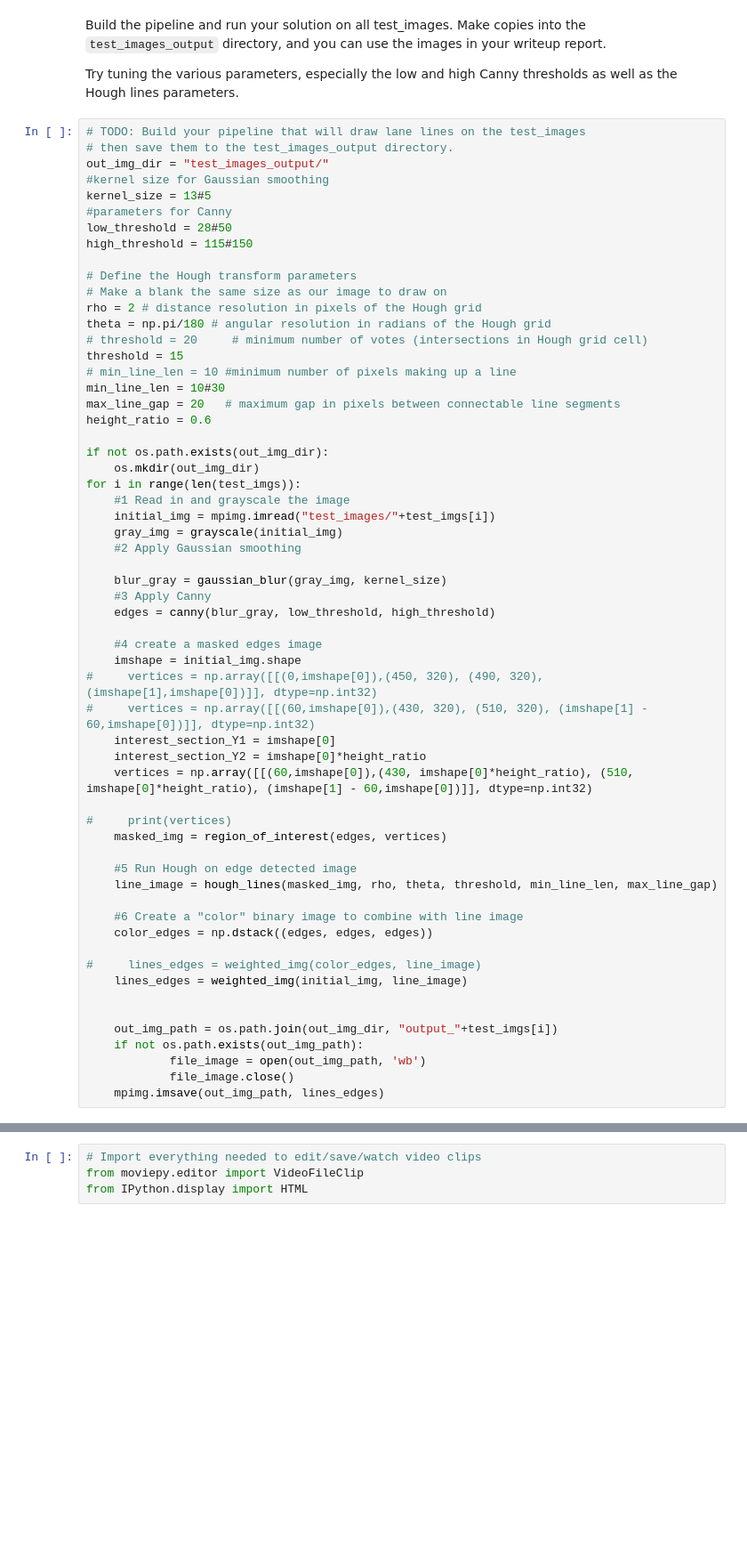
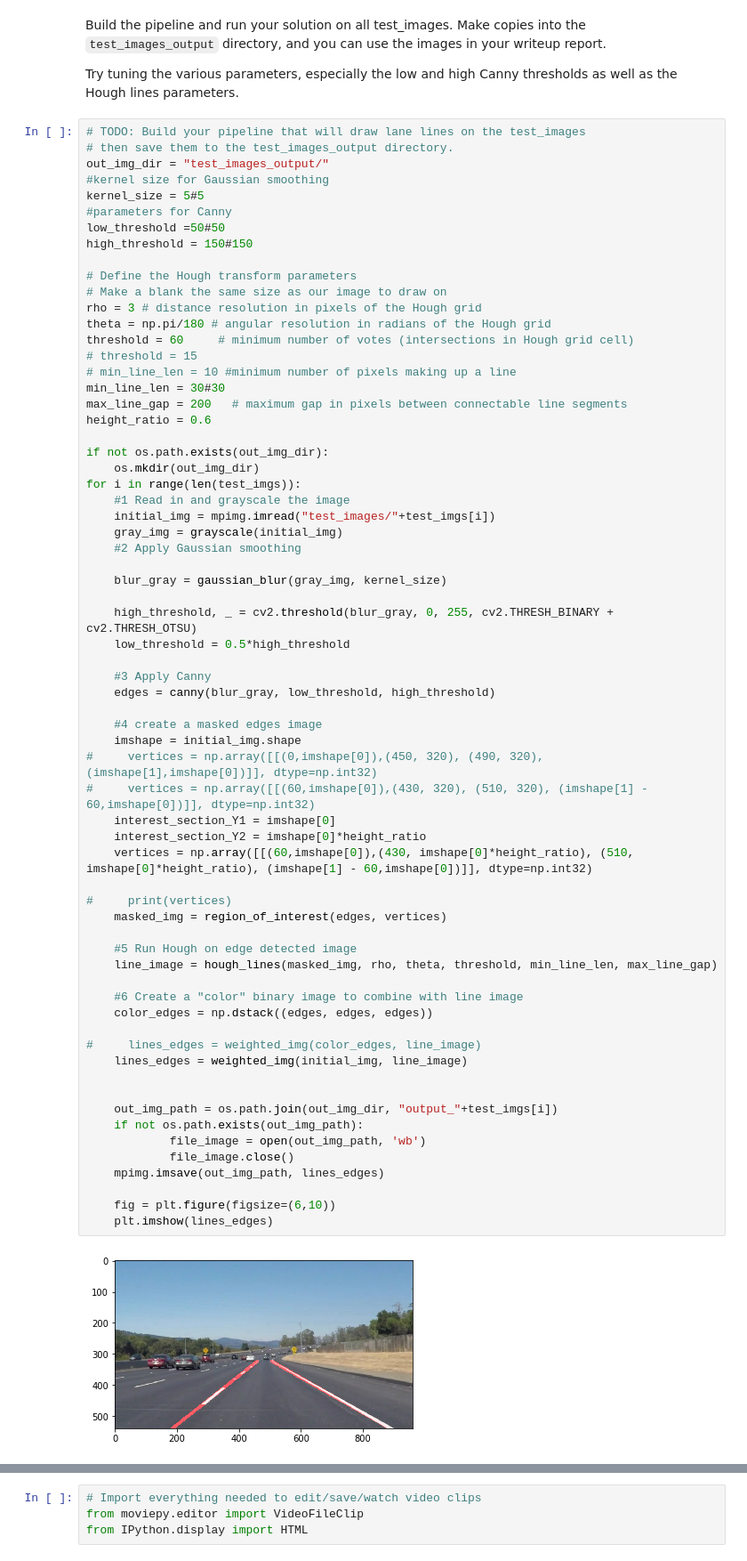
Before and after one commit to ChiangC/SDC_Python, a Jupyter notebook: 04_finding_lane_lines/P1.ipynb, the cells around one changed output, grey strips where cells are left out. Shown at 89% size. Saved outputs shown, nothing was run; the diff lists cells and outputs as text; blank space fills up the shorter version.

Commit message:
finding lane lines

```diff
--- a/04_finding_lane_lines/P1.ipynb
+++ b/04_finding_lane_lines/P1.ipynb
@@ -250,20 +265,20 @@ Try tuning the various parameters, especially the low and high Canny thresholds
 # then save them to the test_images_output directory.
 out_img_dir = "test_images_output/"
 #kernel size for Gaussian smoothing
-kernel_size = 13#5
+kernel_size = 5#5
 #parameters for Canny
-low_threshold = 28#50
-high_threshold = 115#150
+low_threshold =50#50
+high_threshold = 150#150
 
 # Define the Hough transform parameters
 # Make a blank the same size as our image to draw on
-rho = 2 # distance resolution in pixels of the Hough grid
+rho = 3 # distance resolution in pixels of the Hough grid
 theta = np.pi/180 # angular resolution in radians of the Hough grid
-# threshold = 20     # minimum number of votes (intersections in Hough grid cell)
-threshold = 15
+threshold = 60     # minimum number of votes (intersections in Hough grid cell)
+# threshold = 15
 # min_line_len = 10 #minimum number of pixels making up a line
-min_line_len = 10#30
-max_line_gap = 20   # maximum gap in pixels between connectable line segments
+min_line_len = 30#30
+max_line_gap = 200   # maximum gap in pixels between connectable line segments
 height_ratio = 0.6
 
 if not os.path.exists(out_img_dir):
@@ -275,32 +290,41 @@ for i in range(len(test_imgs)):
     #2 Apply Gaussian smoothing
 
     blur_gray = gaussian_blur(gray_img, kernel_size)
+
+    high_threshold, _ = cv2.threshold(blur_gray, 0, 255, cv2.THRESH_BINARY + cv2.THRESH_OTSU)
+    low_threshold = 0.5*high_threshold
+
     #3 Apply Canny
     edges = canny(blur_gray, low_threshold, high_threshold)
 
     #4 create a masked edges image
     imshape = initial_img.shape
 #     vertices = np.array([[(0,imshape[0]),(450, 320), (490, 320), (imshape[1],imshape[0])]], dtype=np.int32)
 #     vertices = np.array([[(60,imshape[0]),(430, 320), (510, 320), (imshape[1] - 60,imshape[0])]], dtype=np.int32)
     interest_section_Y1 = imshape[0]
     interest_section_Y2 = imshape[0]*height_ratio
     vertices = np.array([[(60,imshape[0]),(430, imshape[0]*height_ratio), (510, imshape[0]*height_ratio), (imshape[1] - 60,imshape[0])]], dtype=np.int32)
 
 #     print(vertices)
     masked_img = region_of_interest(edges, vertices)
 
     #5 Run Hough on edge detected image
     line_image = hough_lines(masked_img, rho, theta, threshold, min_line_len, max_line_gap)
 
     #6 Create a "color" binary image to combine with line image
     color_edges = np.dstack((edges, edges, edges))
 
 #     lines_edges = weighted_img(color_edges, line_image)
     lines_edges = weighted_img(initial_img, line_image)
 
 
     out_img_path = os.path.join(out_img_dir, "output_"+test_imgs[i])
     if not os.path.exists(out_img_path):
             file_image = open(out_img_path, 'wb')
             file_image.close()
     mpimg.imsave(out_img_path, lines_edges)
+
+    fig = plt.figure(figsize=(6,10))
+    plt.imshow(lines_edges)
+# %% [output]
+[figure, added]
```
Also changed, not shown: parts of 6 cells of this notebook, 2 other files.
